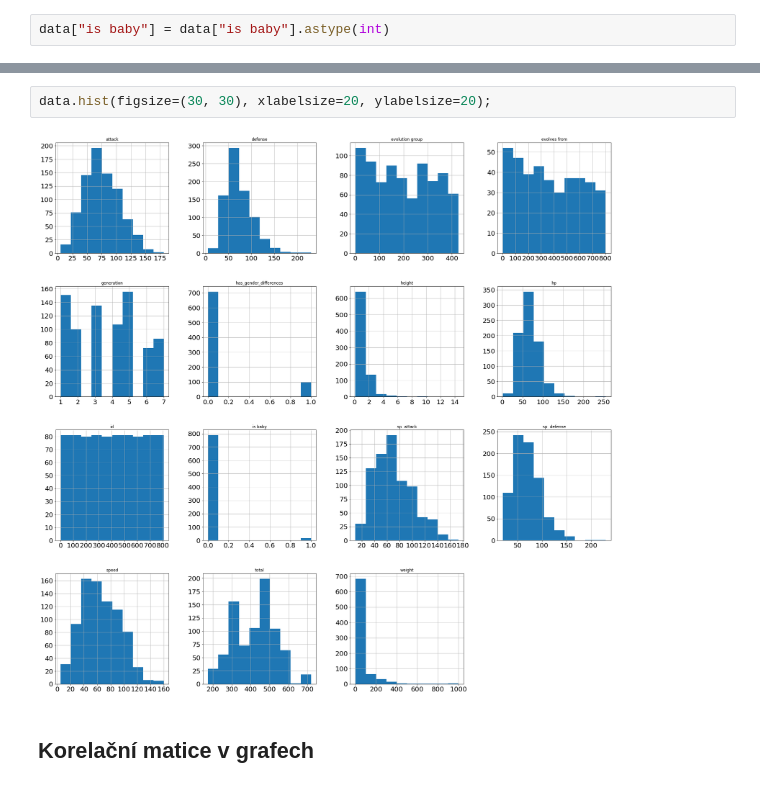
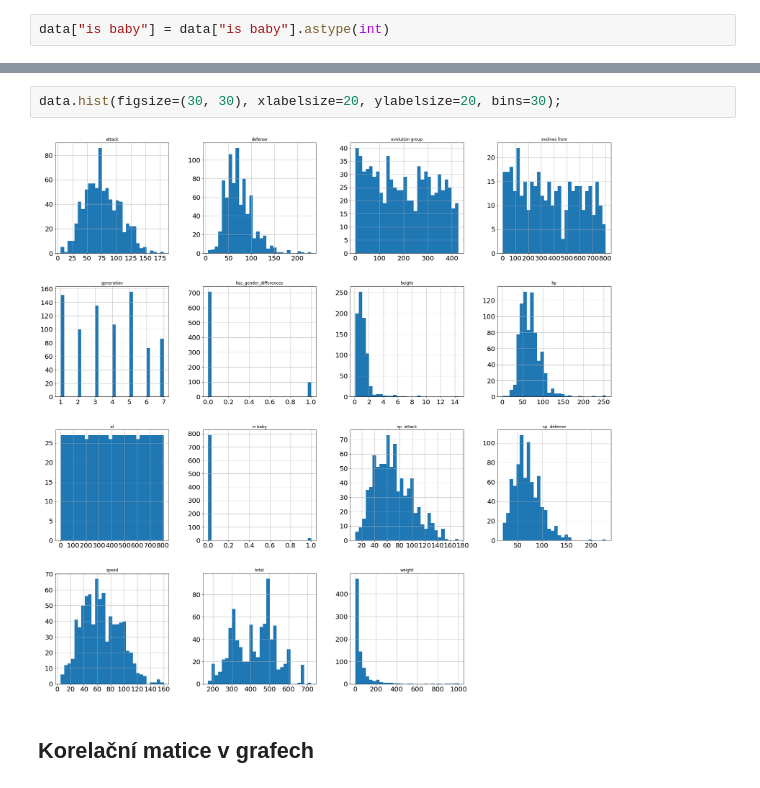
Before and after one commit to frenzymadness/Data_analysis_workshop, a Jupyter notebook: datova analyza.ipynb, the cells around one changed output, grey strips where cells are left out. Drawn from its saved outputs; the diff is of its cells as text.

```diff
--- a/datova analyza.ipynb
+++ b/datova analyza.ipynb
@@ -315,8 +384,8 @@ array([[<matplotlib.axes._subplots.AxesSubplot object at 0x...>,
 [figure]
 # %%
-data.hist(figsize=(30, 30), xlabelsize=20, ylabelsize=20);
+data.hist(figsize=(30, 30), xlabelsize=20, ylabelsize=20, bins=30);
 # %% [output]
-[figure, old version]
+[figure, new version]
 # %% [markdown]
 ## Korelační matice v grafech
 # %%
```
Also changed, not shown: parts of 41 cells of this notebook, 2 other files.
